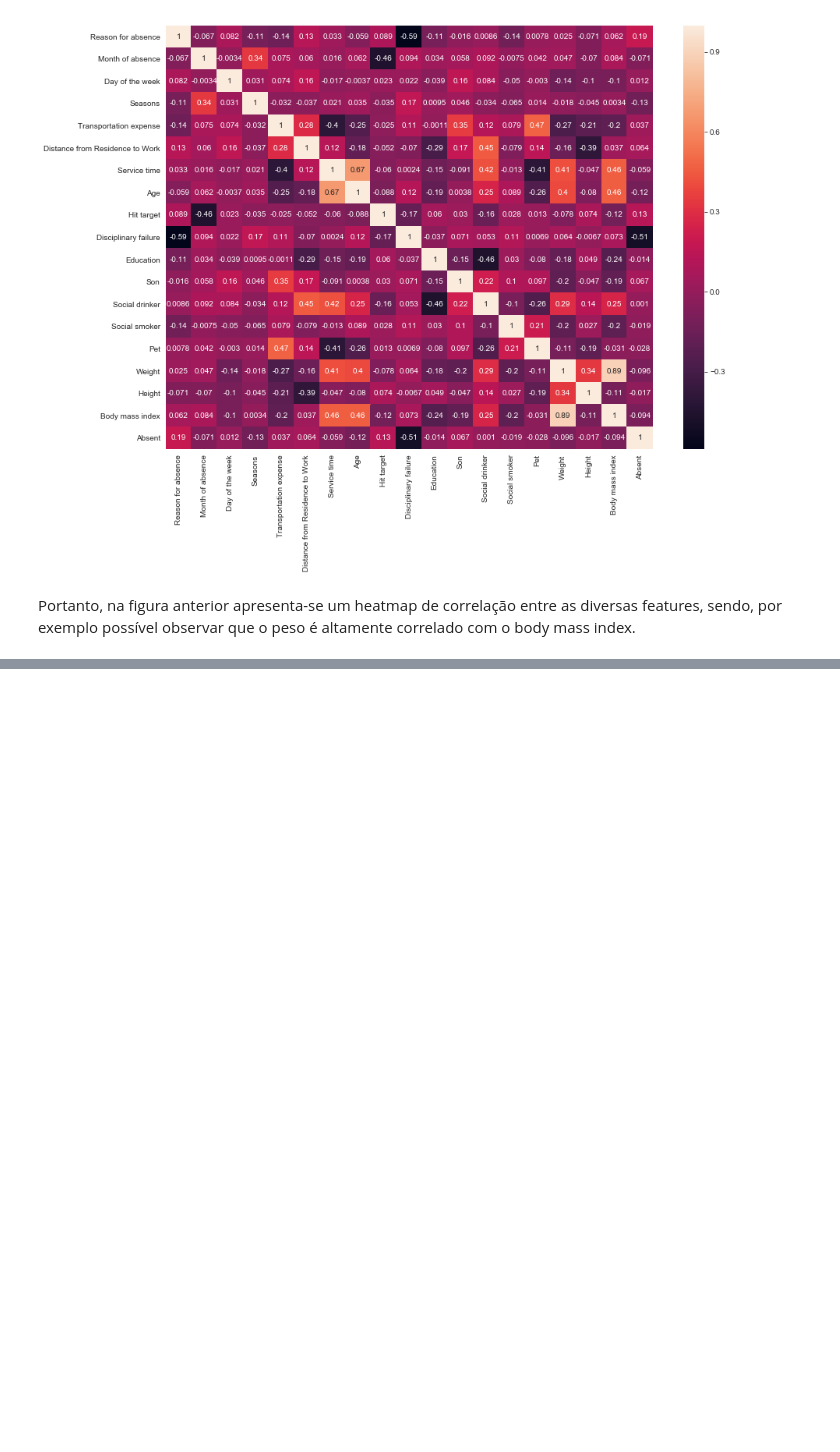
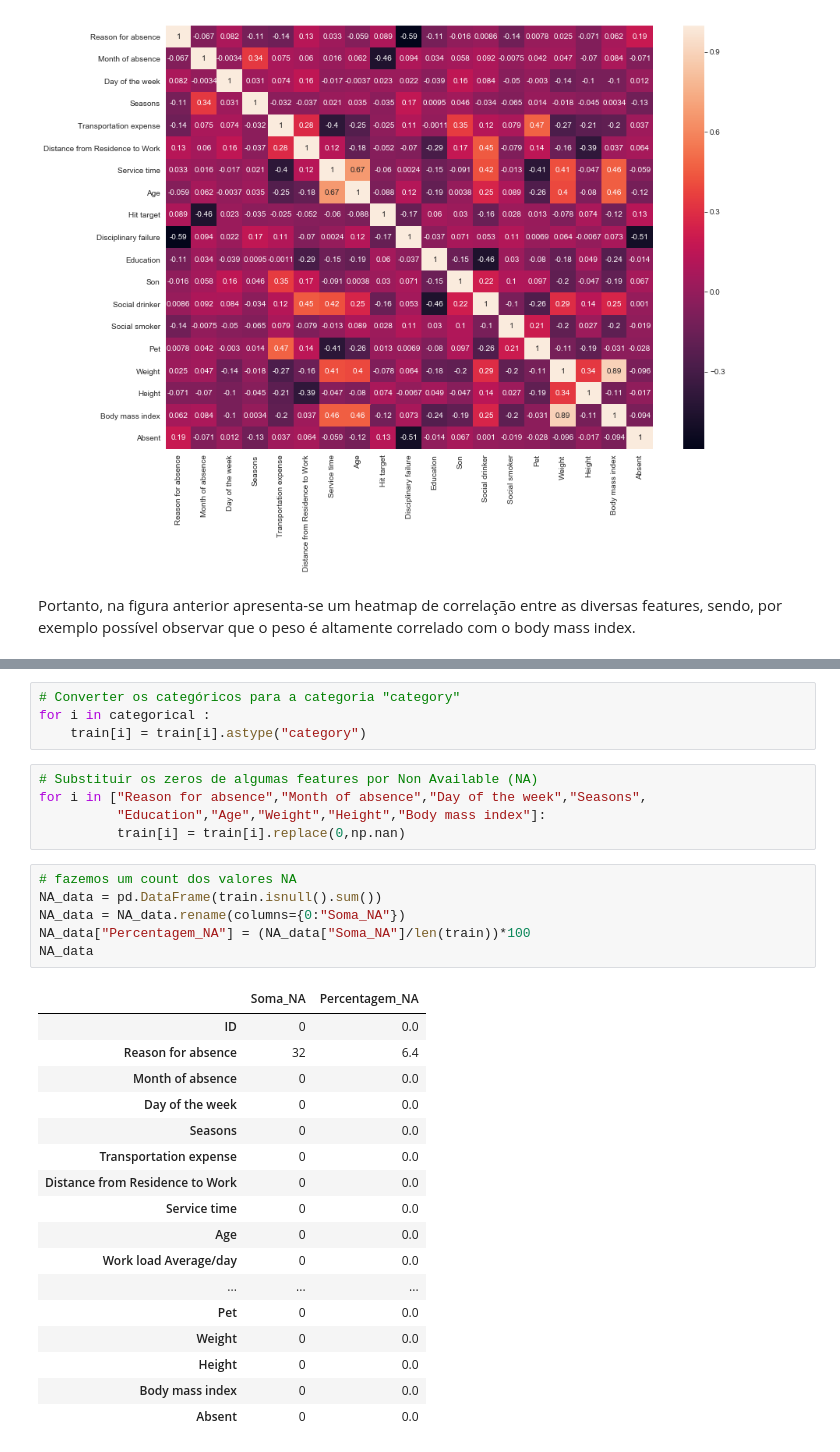
Before and after one commit to MelhorQueSVN/AEC, a Jupyter notebook: TP2/TP2.ipynb, the cells around one changed output, grey strips where cells are left out. Cells and saved outputs as stored; diff of their text form; blank space fills up the shorter version.

```diff
--- a/TP2/TP2.ipynb
+++ b/TP2/TP2.ipynb
@@ -136,0 +237,33 @@ Portanto, na figura anterior apresenta-se um heatmap de correlação entre as di
+# %%
+# Converter os categóricos para a categoria "category"
+for i in categorical :
+    train[i] = train[i].astype("category")
+# %%
+# Substituir os zeros de algumas features por Non Available (NA)
+for i in ["Reason for absence","Month of absence","Day of the week","Seasons",
+          "Education","Age","Weight","Height","Body mass index"]:
+          train[i] = train[i].replace(0,np.nan)
+# %%
+# fazemos um count dos valores NA
+NA_data = pd.DataFrame(train.isnull().sum())
+NA_data = NA_data.rename(columns={0:"Soma_NA"})
+NA_data["Percentagem_NA"] = (NA_data["Soma_NA"]/len(train))*100
+NA_data
+# %% [output]
+|  | Soma_NA | Percentagem_NA |
+| ID | 0 | 0.0 |
+| Reason for absence | 32 | 6.4 |
+| Month of absence | 0 | 0.0 |
+| Day of the week | 0 | 0.0 |
+| Seasons | 0 | 0.0 |
+| Transportation expense | 0 | 0.0 |
+| Distance from Residence to Work | 0 | 0.0 |
+| Service time | 0 | 0.0 |
+| Age | 0 | 0.0 |
+| Work load Average/day | 0 | 0.0 |
+| ... | ... | ... |
+| Pet | 0 | 0.0 |
+| Weight | 0 | 0.0 |
+| Height | 0 | 0.0 |
+| Body mass index | 0 | 0.0 |
+| Absent | 0 | 0.0 |
```
Also changed, not shown: parts of 19 cells of this notebook.
